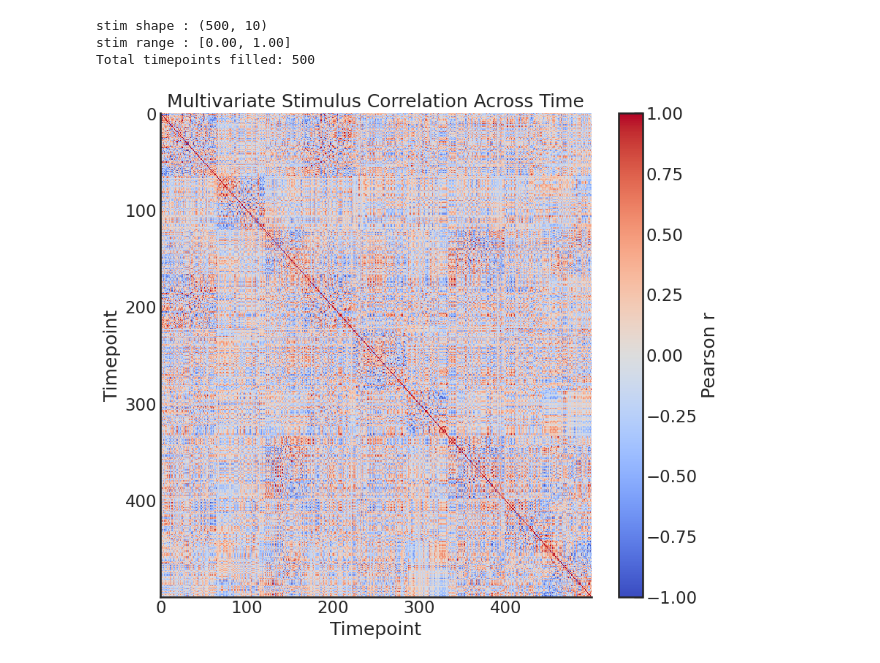
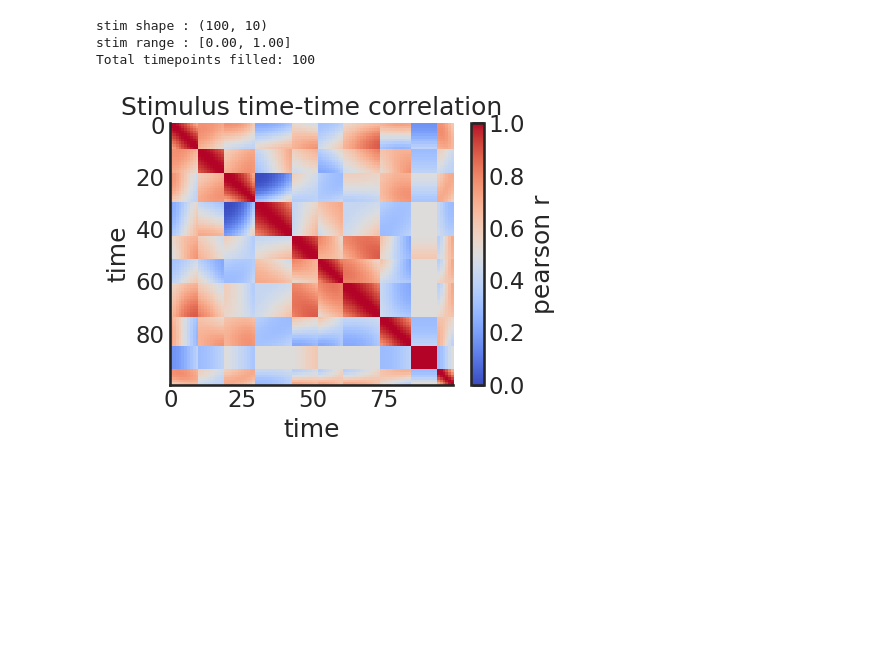
Before and after one commit to siyer7/narrative_map, a Jupyter notebook: code/narrative/1-stim_gen.ipynb, the cells around one changed output. Cells and saved outputs as stored; diff of their text form; code cells hidden in the pictures; blank space fills up the shorter version.

Commit message:
stim gen done

```diff
--- a/code/narrative/1-stim_gen.ipynb
+++ b/code/narrative/1-stim_gen.ipynb
@@ -15,20 +16,16 @@ import torch
 # %%
-
 # Parameters
 np.random.seed(42)
-stim_dim   = 10
-total_time = 500
-n_events   = 10
-event_avg_len = total_time // n_events
+stim_dim      = 10
+total_time    = 100
+n_events      = 10
+event_avg_len = total_time / n_events
 
 # Variable event lengths with noise; last event adjusted to hit total_time exactly
 event_lengths = np.random.normal(event_avg_len, event_avg_len * 0.2, n_events).astype(int)
-event_lengths = np.clip(event_lengths, 1, None)
+event_lengths = np.clip(event_lengths, 5, None)
 event_lengths[-1] = total_time - event_lengths[:-1].sum()
 
-event_order = np.random.permutation(n_events)
-
-print(f"stim_dim={stim_dim}, total_time={total_time}, n_events={n_events}")
+print(f"stim_dim={stim_dim}, total_time={total_time}, n_events={n_events}, event_avg_len={event_avg_len}")
 print(f"event_lengths: {event_lengths}  (sum={event_lengths.sum()})")
-print(f"event_order:   {event_order}")
 # %% [output]
@@ -38,12 +34,13 @@ event_order:   [6 2 8 7 9 5 1 3 0 4]
 # %%
-
 # Per-event autoregressive metadata
+autoreg_feat_size = []  # number of autoregressive features per event
 autoreg_features  = []  # which feature indices are autoregressive per event
 autoreg_direction = []  # 0=decay (1→0), 1=build (0→1) per event
 
 for event_idx in range(n_events):
-    n_autoreg = np.random.randint(5, min(6, stim_dim + 1))
+    n_autoreg = np.random.randint(1, int(stim_dim / 2) + 1)  # rand number <= int(stim_dim/2)
     feat_order = np.random.permutation(stim_dim)[:n_autoreg]
+    autoreg_feat_size.append(n_autoreg)
     autoreg_features.append(feat_order)
     autoreg_direction.append(np.random.randint(0, 2))
 
@@ -51,5 +48,5 @@ autoreg_direction = np.array(autoreg_direction)
 
 for i in range(n_events):
     label = "build (0→1)" if autoreg_direction[i] == 1 else "decay (1→0)"
-    print(f"Event {i:2d}: autoreg_feats={autoreg_features[i]}  direction={label}")
+    print(f"Event {i:2d}: autoreg_feat_size={autoreg_feat_size[i]}  autoreg_feats={autoreg_features[i]}  direction={label}")
 # %% [output]
@@ -67,49 +64,46 @@ Event  9: autoreg_feats=[4 6 1 3 2]  direction=build (0→1)
 
 # Generate stimulus matrix with autoregressive event structure
 stim = np.zeros((total_time, stim_dim))
-feat_ptr = 0  # running timepoint pointer
+event_start_t = 0  # global timepoint where current event starts
 
-for event_order_idx in event_order:
-    event_len      = event_lengths[event_order_idx]
-    autoreg_feats  = autoreg_features[event_order_idx]
-    direction      = autoreg_direction[event_order_idx]
-    non_autoreg    = np.setdiff1d(np.arange(stim_dim), autoreg_feats)
+for event_idx in range(n_events):
+    event_len     = event_lengths[event_idx]
+    autoreg_feats = autoreg_features[event_idx]
+    stable_feats  = np.setdiff1d(np.arange(stim_dim), autoreg_feats)
+    direction     = autoreg_direction[event_idx]
 
-    for step in range(event_len):
-        t = feat_ptr + step
-        progress = step / (event_len - 1) if event_len > 1 else 0.5
+    # Sample event template (Bernoulli 0.5) — unique binary fingerprint for this event
+    event_template = (np.random.rand(stim_dim) > 0.5).astype(float)
 
-        # Autoregressive features: smooth linear fade
-        if direction == 0:          # decay: 1 → 0
-            stim[t, autoreg_feats] = 1.0 - progress
-        else:                       # build: 0 → 1
-            stim[t, autoreg_feats] = progress
+    for event_t in range(event_len):
+        t        = event_start_t + event_t
+        progress = event_t / (event_len - 1)  # ∈ [0,1]: 0 at event start, 1 at event end
 
-        # Non-autoregressive features: random sparse (Bernoulli 0.5)
-        stim[t, non_autoreg] = (np.random.rand(len(non_autoreg)) > 0.5).astype(float)
+        # Autoregressive features: fade from template value toward 0 (decay) or 1 (build)
+        tmpl = event_template[autoreg_feats]
+        if direction == 0:  stim[t, autoreg_feats] = tmpl * (1 - progress)           # toward 0
+        else:               stim[t, autoreg_feats] = tmpl + (1 - tmpl) * progress    # toward 1
 
-    feat_ptr += event_len
+        # Stable features: fixed at template value for entire event
+        stim[t, stable_feats] = event_template[stable_feats]
+
+    event_start_t += event_len
 
 print(f"stim shape : {stim.shape}")
 print(f"stim range : [{stim.min():.2f}, {stim.max():.2f}]")
-print(f"Total timepoints filled: {feat_ptr}")
+print(f"Total timepoints filled: {event_start_t}")
 # %% [output]
-stim shape : (500, 10)
+stim shape : (100, 10)
 stim range : [0.00, 1.00]
-Total timepoints filled: 500
+Total timepoints filled: 100
 # %%
 
-# Multivariate stimulus correlation across time
-corr = np.corrcoef(stim)   # (total_time × total_time)
-
-fig, ax = plt.subplots(figsize=(9, 8))
-im = ax.imshow(corr, aspect='auto', cmap='coolwarm', vmin=-1, vmax=1,
+fig, ax = plt.subplots(figsize=(5,4))
+ax.set(title='Stimulus time-time correlation', xlabel='time', ylabel='time')
+im = ax.imshow(norm01(np.corrcoef(stim)), aspect='auto', cmap='coolwarm', vmin=0, vmax=1,
                origin='upper', interpolation='nearest')
-plt.colorbar(im, ax=ax, label='Pearson r')
-ax.set_xlabel('Timepoint')
-ax.set_ylabel('Timepoint')
-ax.set_title('Multivariate Stimulus Correlation Across Time')
+plt.colorbar(im, ax=ax, label='pearson r')
 plt.tight_layout()
 plt.show()
 # %% [output]
-[figure, old version]
+[figure, new version]
```
Also changed, not shown: parts of 3 cells of this notebook, 1 other file.
